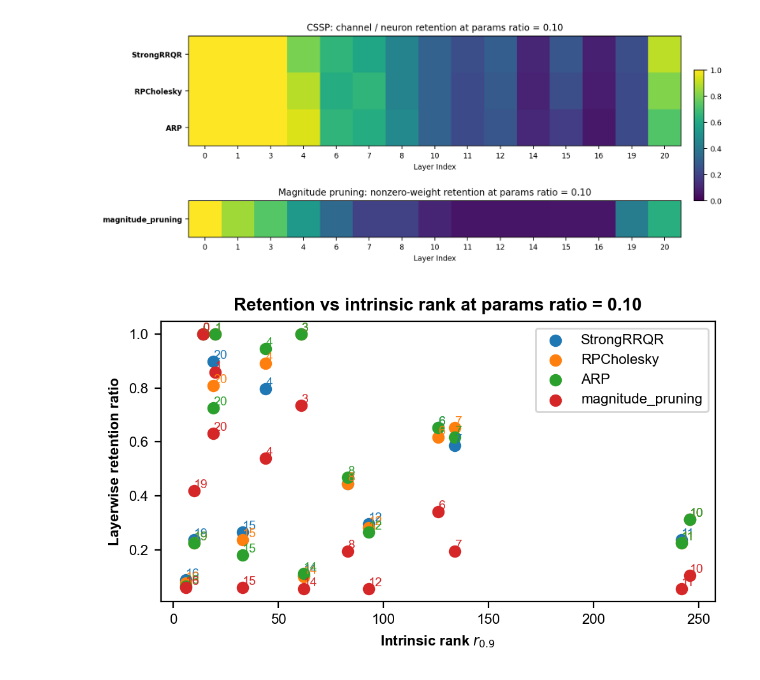
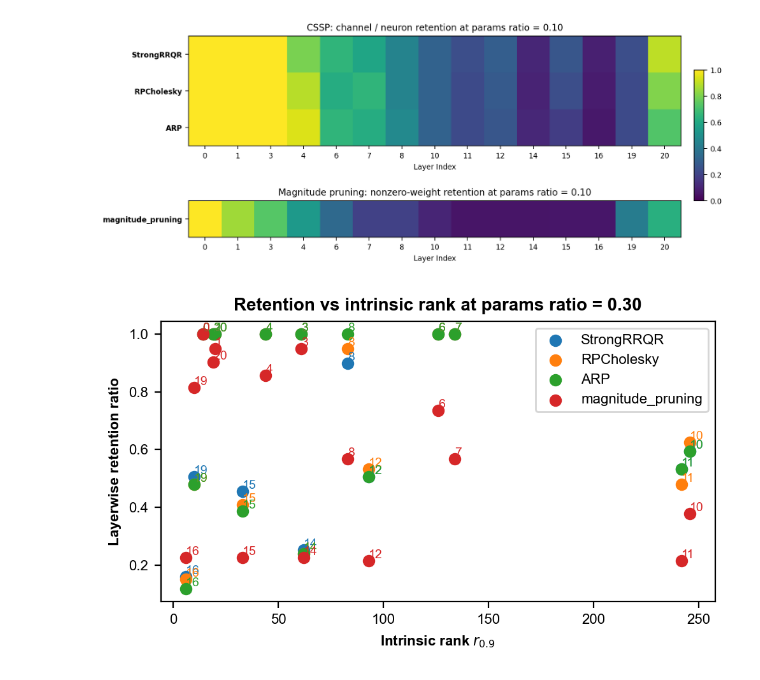
Before and after one commit to yuekai-yan/CSSP_Neural_Networks_Pruning, a Jupyter notebook: CIFAR10.ipynb, the cells around one changed output. Saved outputs shown, nothing was run; the diff lists cells and outputs as text; code cells hidden in the pictures.

```diff
--- a/CIFAR10.ipynb
+++ b/CIFAR10.ipynb
@@ -292,7 +295,7 @@ importlib.reload(pruning_CSSP)
 # plot layerwise pruning results at 30% FLOPs
 heatmap_data = {
     method: layerwise_results[method]["0.30"]
-    for method in methods
+    for method in methods_flops
 }
 
 Plot.plot_layerwise_retention_heatmap(
@@ -317,7 +320,7 @@ Plot.plot_singular_value_spectrum(
         f"(matrix size: {A.shape[0]}x{A.shape[1]})"
     ),
     heatmap_data=heatmap_data,
-    methods=methods,
+    methods=methods_flops,
     layer_idx=params[l]["layer_idx"],
 )
 
@@ -347,13 +446,13 @@ Plot.plot_fixed_layer_relerr(
 # %%
 rho_params = np.linspace(0.3, 0.1, 5)
 
-methods_params = ["StrongRRQR", "RPCholesky", "ARP", "magnitude_pruning"]
+methods_params = methods_CSSP + ["Magnitude"]
 all_accs_params = []
 all_losses_params = []
 layerwise_results_params = {}
 
-# Run RPCholesky and ARP
-for method in ["StrongRRQR", "RPCholesky", "ARP"]:
+# Run CSSP-based pruning methods
+for method in methods_CSSP:
     accs = []
     model_CSSP, accs, losses, hist = iterative_pruning(model3, X, (3, 32, 32), rho_params, 0.95, method, "params", test_loader, train_loader)
     all_accs_params.append(accs)
@@ -378,7 +477,7 @@ with contextlib.redirect_stdout(io.StringIO()):
 
 all_accs_params.append(magnitude_accs)
 all_losses_params.append(magnitude_losses)
-layerwise_results_params["magnitude_pruning"] = magnitude_hist
+layerwise_results_params["Magnitude"] = magnitude_hist
 
 # Save pruning results
 np.savez(
@@ -468,36 +567,35 @@ def collect_numsvd_vs_retention(model, X, params, layerwise_results, ratio_key,
         num_svds.append(num_svd)
         retention_list.append(retention[layer_idx])
 
     return layers, np.array(num_svds), np.array(retention_list)
 
-def plot_numsvd_vs_retention(model, X, params, layerwise_results, ratio_key, threshold, methods=("StrongRRQR", "RPCholesky", "ARP", "magnitude_pruning")):
+def plot_numsvd_vs_retention(model, X, params, layerwise_results, ratio_key, threshold, methods):
     colors = {"StrongRRQR": "C0", "RPCholesky": "C1", "ARP": "C2", "magnitude_pruning": "C3"}
 
     plt.figure(figsize=(5, 3), dpi=200)
 
     for method in methods:
         layers, num_svd_list, retention_list = collect_numsvd_vs_retention(model, X, params, layerwise_results, ratio_key, threshold, method)
         plt.scatter(num_svd_list, retention_list, label=method, color=colors[method])
 
         for layer, num_svd, retention in zip(layers, num_svd_list, retention_list):
             plt.text(num_svd, retention, str(layer), fontsize=7, ha="left", va="bottom", color=colors[method])
 
     plt.xlabel(fr"Intrinsic rank $r_{{{threshold}}}$")
     plt.ylabel("Layerwise retention ratio")
     plt.title(f"Retention vs intrinsic rank at params ratio = {ratio_key}")
     plt.legend()
     plt.tight_layout()
     plt.show()
 
-ratio_key = "0.10"
-
 plot_numsvd_vs_retention(
     model3,
     X,
     params,
     layerwise_results_params,
-    threshold=0.90,
-    ratio_key="0.10"
+    "0.30",
+    0.9,
+    methods_params
 )
 # %% [output]
-[figure, old version]
+[figure, new version]
```
Also changed, not shown: parts of 7 cells of this notebook, 4 other files.
